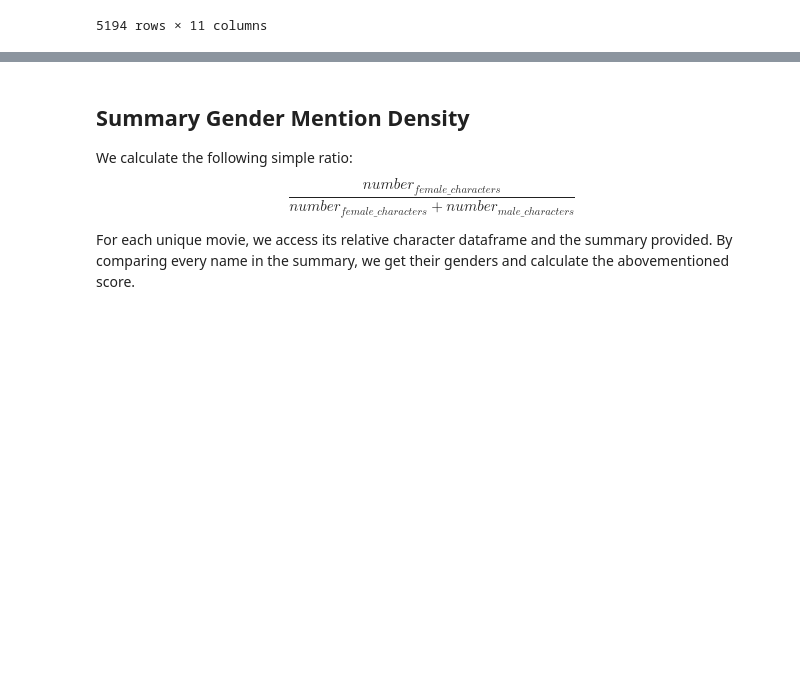
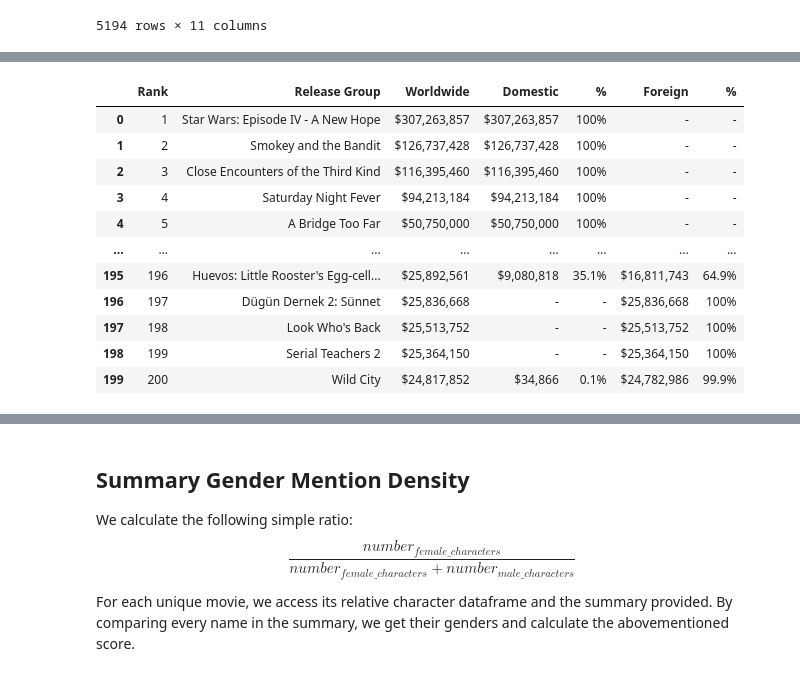
Before and after one commit to epfl-ada/ada-2023-project-pandamonium, a Jupyter notebook: dataset_expand.ipynb, the cells around one changed output, grey strips where cells are left out. Drawn from its saved outputs; the diff is of its cells as text; code cells hidden in the pictures; blank space fills up the shorter version.

```diff
--- a/dataset_expand.ipynb
+++ b/dataset_expand.ipynb
@@ -108,0 +115,74 @@ Movie Metadata After sync: (5194, 11)
+# %%
+import os
+import sys
+import datetime
+import requests
+import pandas as pd
+from requests_html import HTML
+
+
+def url_to_txt(url, filename="world.html", save=False):
+    r = requests.get(url)
+    if r.status_code == 200:
+        html_text = r.text
+        if save:
+            with open(f"world-{year}.html", 'w') as f:
+                f.write(html_text)
+        return html_text
+    return None
+
+def parse_and_extract(url, name):
+    html_text = url_to_txt(url)
+    if html_text == None:
+        #print(f"{name} not finished")
+        return None
+    r_html = HTML(html=html_text)
+    table_class = ".imdb-scroll-table"
+    r_table = r_html.find(table_class)
+
+    table_data = []
+    table_data_dicts = []
+    header_names = []
+    if len(r_table) == 0:
+        return False
+    parsed_table = r_table[0]
+    rows = parsed_table.find("tr")
+    header_row = rows[0]
+    header_cols = header_row.find('th')
+    header_names = [x.text for x in header_cols]
+    for row in rows[1:]:
+        cols = row.find("td")
+        row_data = []
+        row_dict_data = {}
+        for i, col in enumerate(cols):
+            header_name = header_names[i]
+            row_data.append(col.text)
+        table_data_dicts.append(row_dict_data)
+        table_data.append(row_data)
+    df = pd.DataFrame(table_data, columns=header_names)
+
+    return df
+
+def run(start_year, years_ago=0):
+
+    df_box_office = pd.DataFrame()
+
+    for i in range(0, years_ago+1):
+        url = f"https://www.boxofficemojo.com/year/world/{start_year}/"
+        #print(f"\ndataframe for year {start_year} is\n")
+
+        df = parse_and_extract(url, name=start_year)
+
+        df_box_office = pd.concat([df_box_office, df], axis=0)
+        start_year += 1
+
+    print("\nthe resulted box office dataframe is:")
+    display(df_box_office)
+    return df_box_office
+
+
+if __name__ == "__main__":
+    start=1970 #the boxofficemojo website only has information starting this date
+    count=45 #count until the release year of movies in Bechdel intersection dataframe which we consider around 2015
+    df_box_office = run(start_year=start, years_ago=count) #dataframe reated that only contain scraped box office information
+# %% [output]
@@ -108,0 +190,12 @@ Movie Metadata After sync: (5194, 11)
+|  | Rank | Release Group | Worldwide | Domestic | % | Foreign | % |
+| 0 | 1 | Star Wars: Episode IV - A New Hope | $307,263,857 | $307,263,857 | 100% | - | - |
+| 1 | 2 | Smokey and the Bandit | $126,737,428 | $126,737,428 | 100% | - | - |
+| 2 | 3 | Close Encounters of the Third Kind | $116,395,460 | $116,395,460 | 100% | - | - |
+| 3 | 4 | Saturday Night Fever | $94,213,184 | $94,213,184 | 100% | - | - |
+| 4 | 5 | A Bridge Too Far | $50,750,000 | $50,750,000 | 100% | - | - |
+| ... | ... | ... | ... | ... | ... | ... | ... |
+| 195 | 196 | Huevos: Little Rooster's Egg-cell... | $25,892,561 | $9,080,818 | 35.1% | $16,811,743 | 64.9% |
+| 196 | 197 | Dügün Dernek 2: Sünnet | $25,836,668 | - | - | $25,836,668 | 100% |
+| 197 | 198 | Look Who's Back | $25,513,752 | - | - | $25,513,752 | 100% |
+| 198 | 199 | Serial Teachers 2 | $25,364,150 | - | - | $25,364,150 | 100% |
+| 199 | 200 | Wild City | $24,817,852 | $34,866 | 0.1% | $24,782,986 | 99.9% |
```
Also changed, not shown: parts of 6 cells of this notebook.
